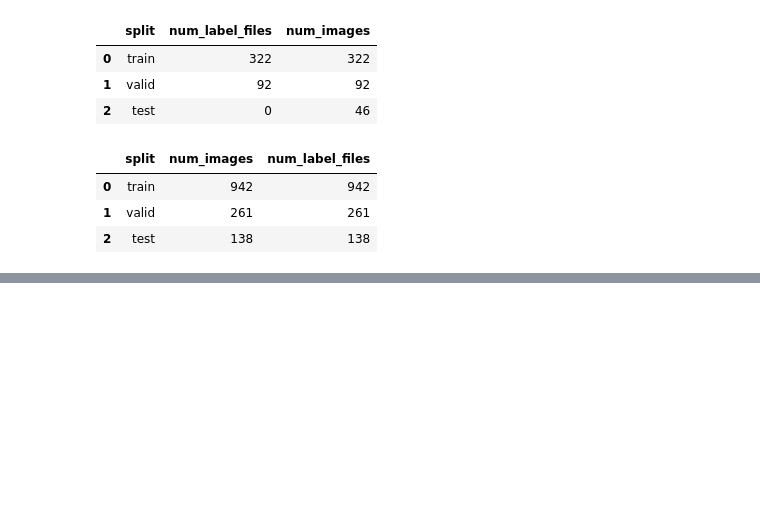
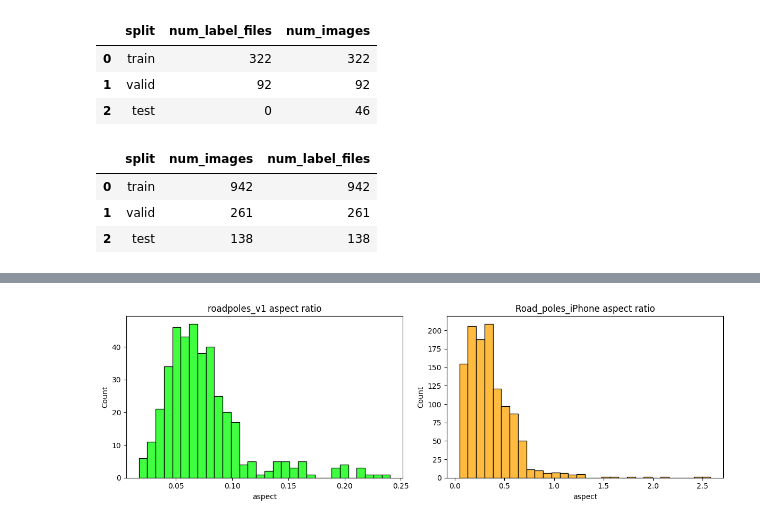
Before and after one commit to HesteBjorn/TDT17-snow-pole-detection, a Jupyter notebook: notebooks/exploration.ipynb, the cells around one changed output, grey strips where cells are left out. Saved outputs shown, nothing was run; the diff lists cells and outputs as text; code cells hidden in the pictures; blank space fills up the shorter version.

```diff
--- a/notebooks/exploration.ipynb
+++ b/notebooks/exploration.ipynb
@@ -140,0 +191,11 @@ plt.show()
+# %%
+# Aspect ratio distributions
+fig, axes = plt.subplots(1, 2, figsize=(12, 4))
+sns.histplot(df_main_geom["aspect"], bins=30, ax=axes[0], color="lime")
+axes[0].set_title("roadpoles_v1 aspect ratio")
+sns.histplot(df_iphone_geom["aspect"], bins=30, ax=axes[1], color="orange")
+axes[1].set_title("Road_poles_iPhone aspect ratio")
+plt.tight_layout()
+plt.show()
+# %% [output]
+[figure, added]
```
Also changed, not shown: parts of 14 cells of this notebook.
